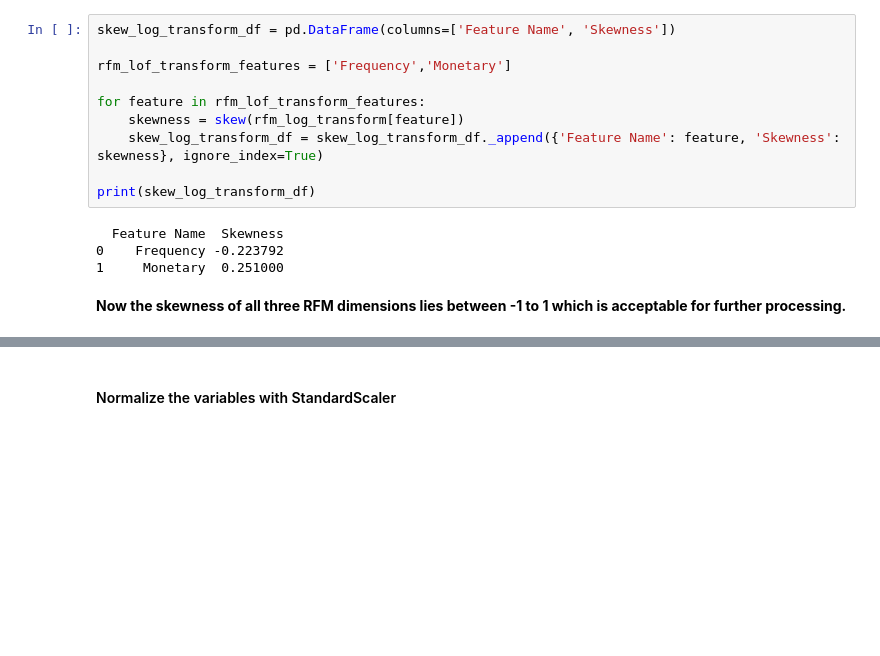
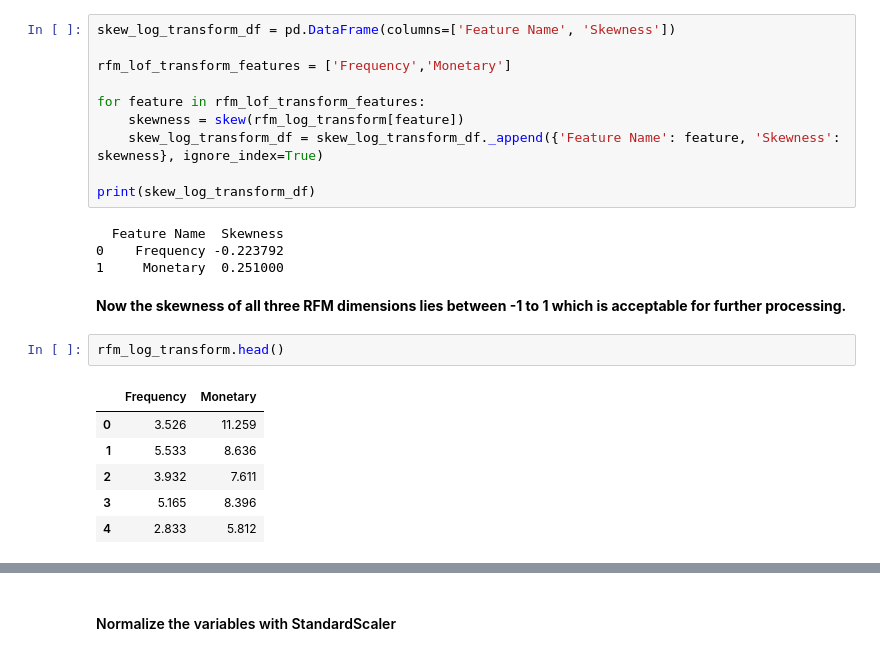
Before and after one commit to manishkr1754/Online_Retail_Customer_Segmentation_RFM_Analysis, a Jupyter notebook: Online Retail Customer Segmentation RFM Analysis.ipynb, the cells around one changed output, grey strips where cells are left out. Saved outputs shown, nothing was run; the diff lists cells and outputs as text; blank space fills up the shorter version.

```diff
--- a/Online Retail Customer Segmentation RFM Analysis.ipynb
+++ b/Online Retail Customer Segmentation RFM Analysis.ipynb
@@ -1047,5 +1047,14 @@ print(skew_log_transform_df)
   Feature Name  Skewness
 0    Frequency -0.223792
 1     Monetary  0.251000
-# %% [markdown]
-**Now the skewness of all three RFM dimensions lies between -1 to 1 which is acceptable for further processing.**
+# %% [markdown]
+**Now the skewness of all three RFM dimensions lies between -1 to 1 which is acceptable for further processing.**
+# %%
+rfm_log_transform.head()
+# %% [output]
+|  | Frequency | Monetary |
+| 0 | 3.526 | 11.259 |
+| 1 | 5.533 | 8.636 |
+| 2 | 3.932 | 7.611 |
+| 3 | 5.165 | 8.396 |
+| 4 | 2.833 | 5.812 |
```
Also changed, not shown: parts of 6 cells of this notebook.
